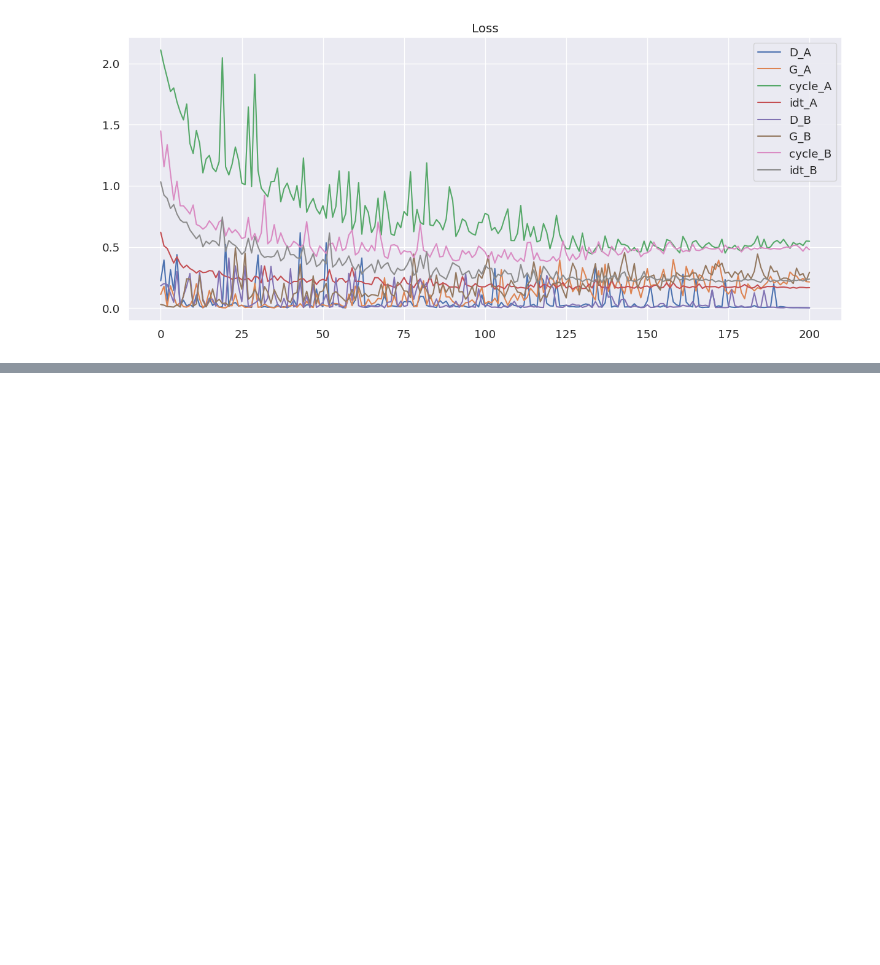
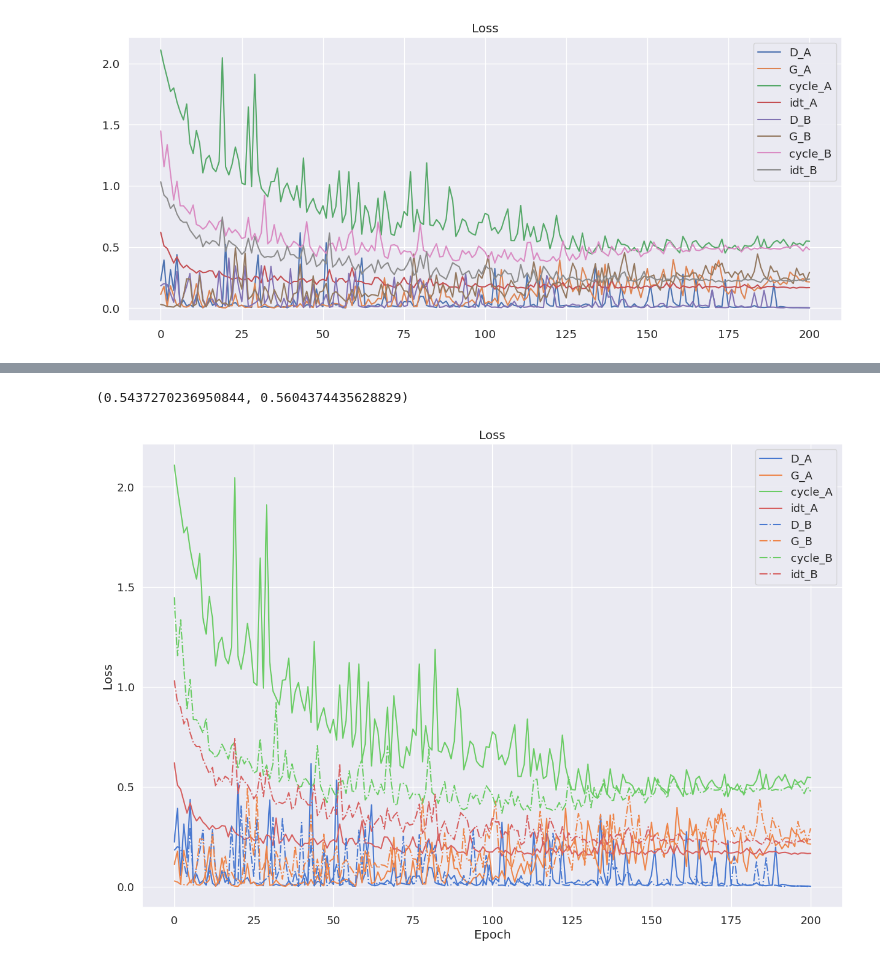
Before and after one commit to vikhrovvs/course_cvdl, a Jupyter notebook: task_project/train notebook.ipynb, the cells around one changed output, grey strips where cells are left out. Drawn from its saved outputs; the diff is of its cells as text; code cells hidden in the pictures; blank space fills up the shorter version.

Commit message:
visualization update

```diff
--- a/task_project/train notebook.ipynb
+++ b/task_project/train notebook.ipynb
@@ -915,0 +895,4 @@ plt.show()
+# %%
+test_acc, train_acc
+# %% [output]
+(0.5437270236950844, 0.5604374435628829)
@@ -915,0 +907,11 @@ plt.show()
+# %%
+plt.figure(figsize=(15, 10))
+for item in losses:
+    plt.plot(losses[item], label=item, **get_params(item))
+plt.title('Loss')
+plt.xlabel('Epoch')
+plt.ylabel('Loss')
+plt.legend(loc=1)
+plt.show()
+# %% [output]
+[figure, added]
```
Also changed, not shown: parts of 22 cells of this notebook.
